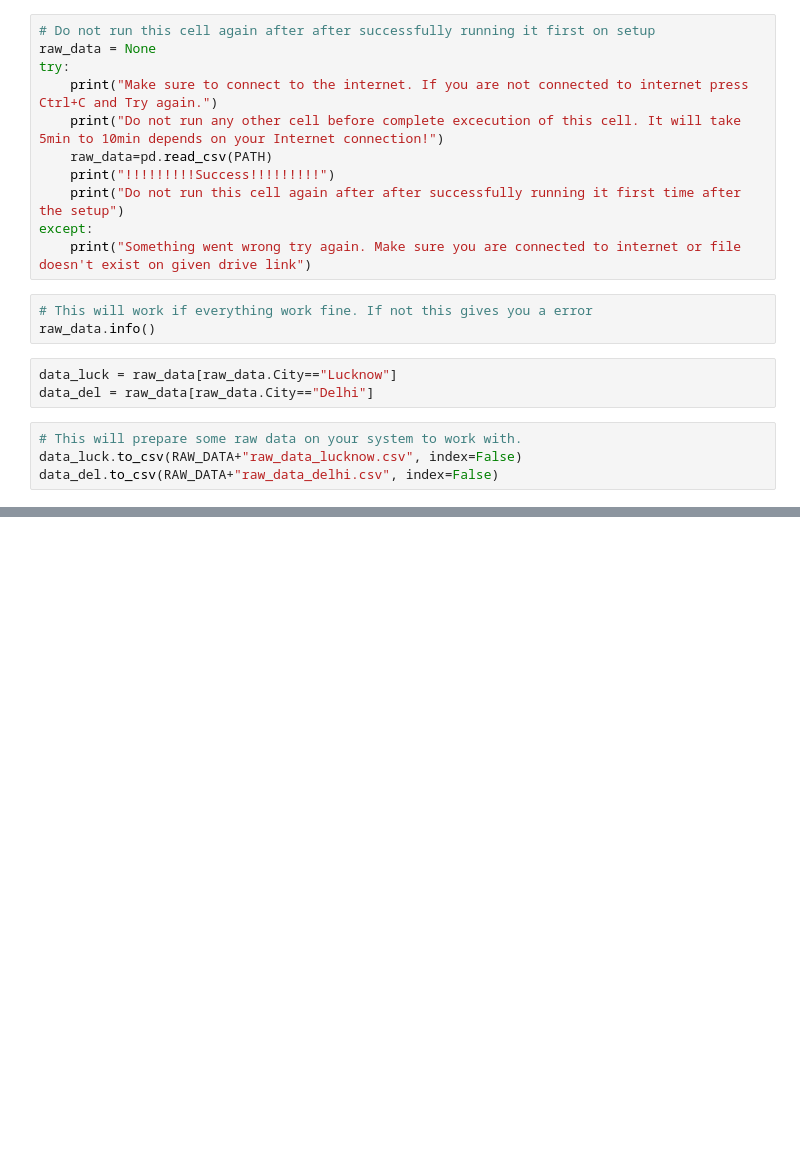
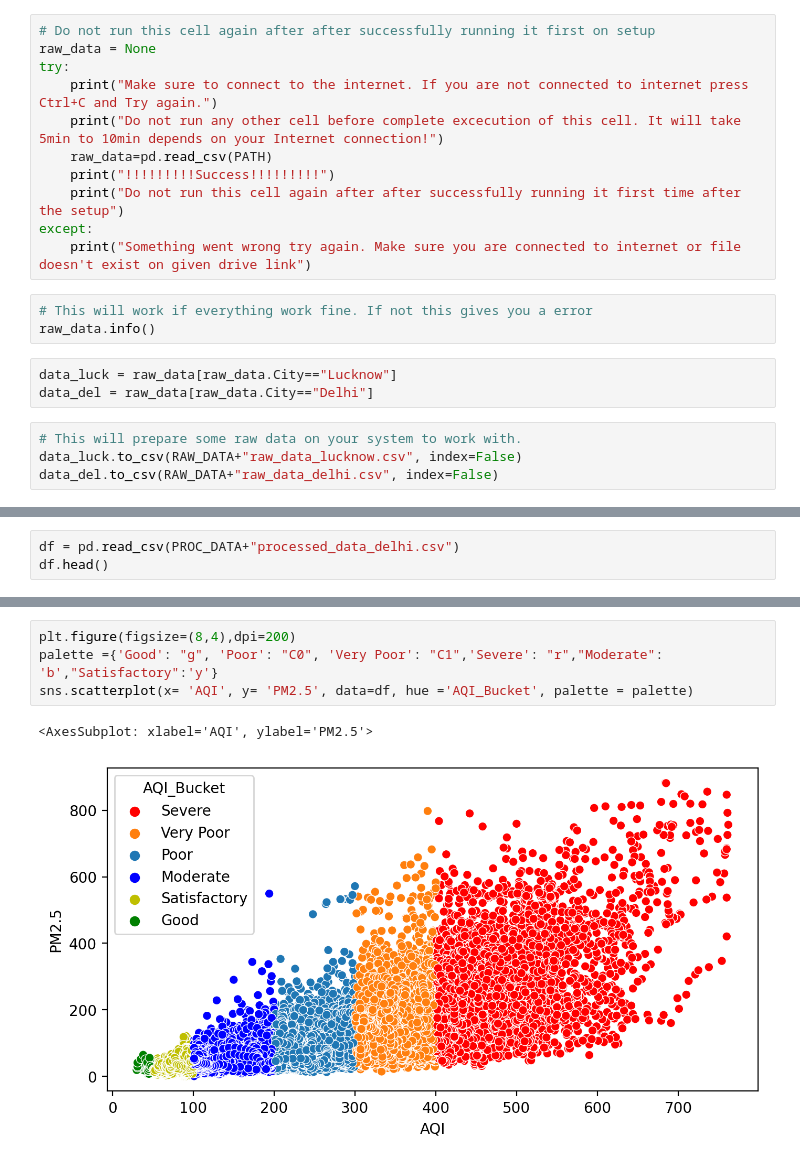
Before and after one commit to suyashmadhesia/aqi-project, a Jupyter notebook: notebooks/preprocess.ipynb, the cells around one changed output, grey strips where cells are left out. Cells and saved outputs as stored; diff of their text form; blank space fills up the shorter version.

```diff
--- a/notebooks/preprocess.ipynb
+++ b/notebooks/preprocess.ipynb
@@ -31,0 +104,3 @@ data_del.to_csv(RAW_DATA+"raw_data_delhi.csv", index=False)
+# %%
+df = pd.read_csv(PROC_DATA+"processed_data_delhi.csv")
+df.head()
@@ -31,0 +114,7 @@ data_del.to_csv(RAW_DATA+"raw_data_delhi.csv", index=False)
+# %%
+plt.figure(figsize=(8,4),dpi=200)
+palette ={'Good': "g", 'Poor': "C0", 'Very Poor': "C1",'Severe': "r","Moderate": 'b',"Satisfactory":'y'}
+sns.scatterplot(x= 'AQI', y= 'PM2.5', data=df, hue ='AQI_Bucket', palette = palette)
+# %% [output]
+<AxesSubplot: xlabel='AQI', ylabel='PM2.5'>
+[figure, added]
```
Also changed, not shown: parts of 42 cells of this notebook, 2 other files.
